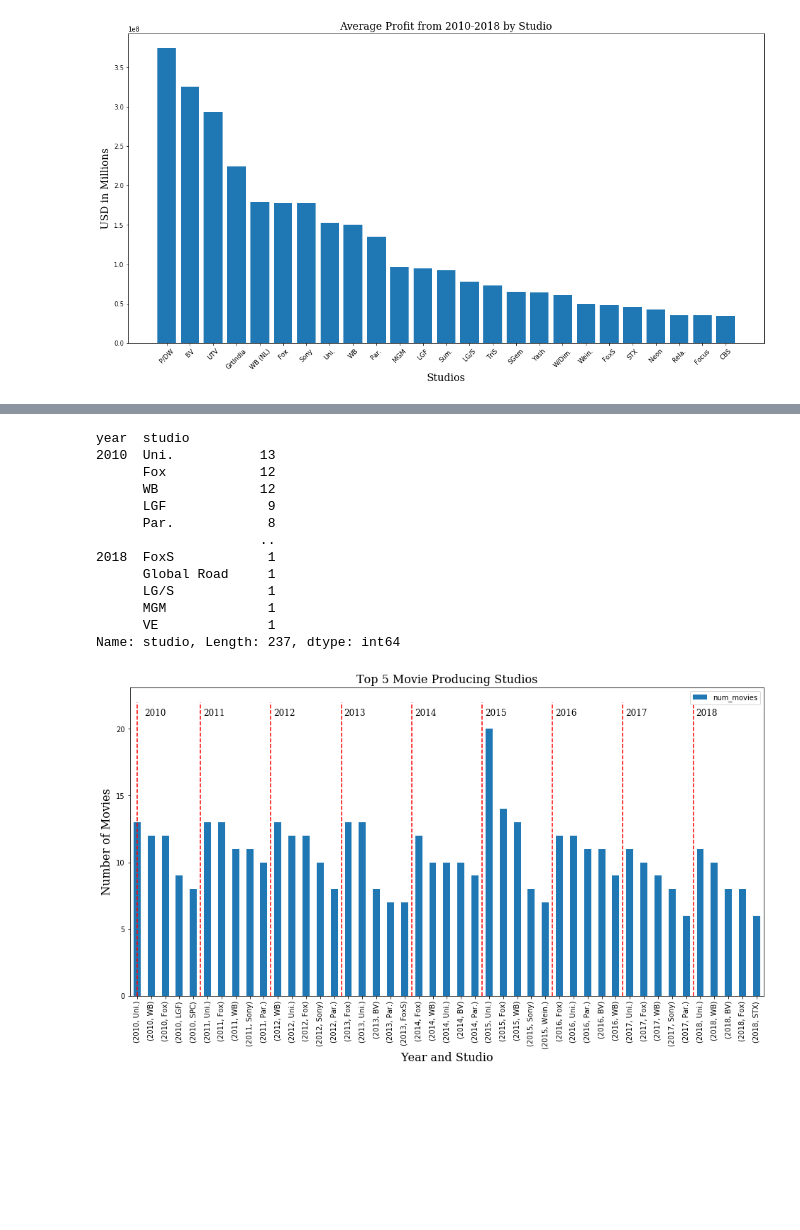
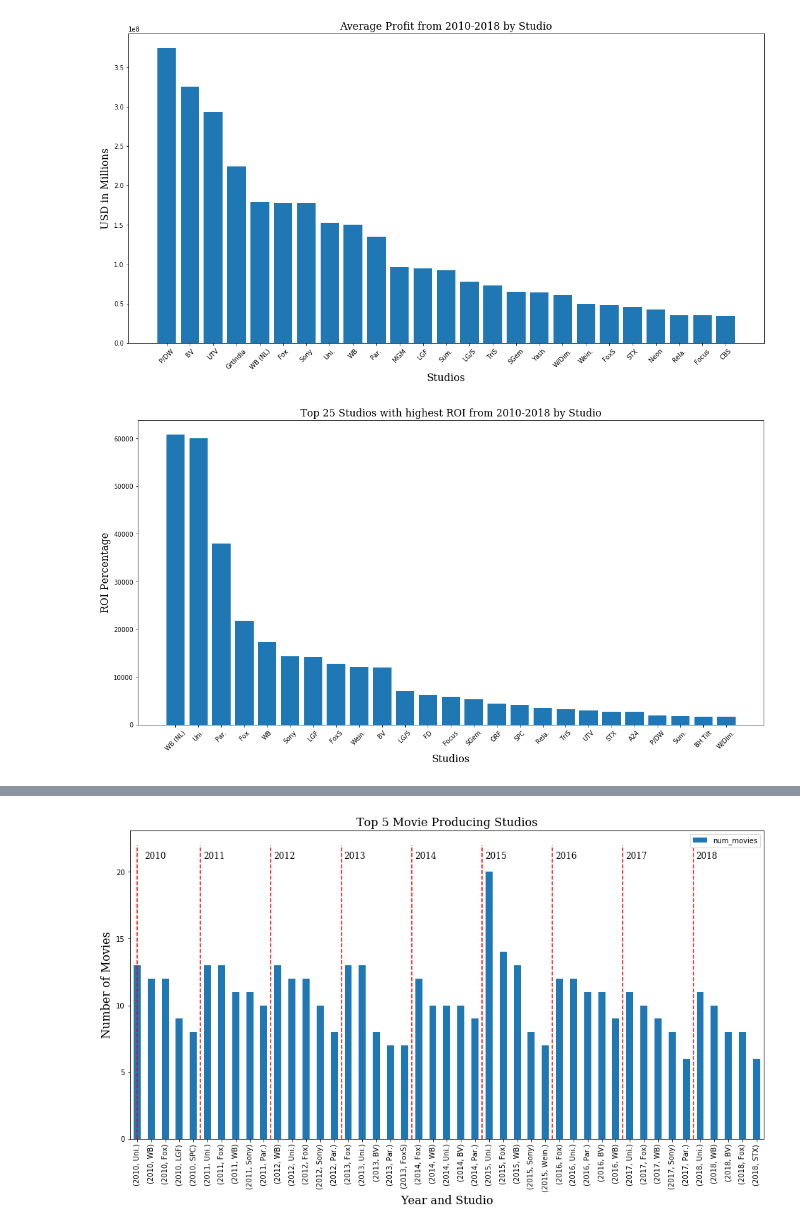
Before and after one commit to dorjeys3/Movies-Analysis, a Jupyter notebook: TMDB and BOM.ipynb, the cells around one changed output, grey strips where cells are left out. Drawn from its saved outputs; the diff is of its cells as text; code cells hidden in the pictures; blank space fills up the shorter version.

```diff
--- a/TMDB and BOM.ipynb
+++ b/TMDB and BOM.ipynb
@@ -355,6 +356,21 @@ plt.xticks(rotation=45);
 plt.savefig('images/avg_total_profit_2010_2018.png', bbox_inches = "tight");
 # %% [output]
 [figure]
+# %%
+studio_df=df.groupby("studio")["roi_percentage", "total_gross","total_profit"].sum().sort_values(by="roi_percentage", ascending = False)[:25]
+fig, ax = plt.subplots(figsize = (18,9))
+
+x= studio_df.index
+y= studio_df["roi_percentage"]
+ax.bar(x,y, linewidth=1)
+ax.set_title("Top 25 Studios with highest ROI from 2010-2018 by Studio", fontdict=font)
+ax.set_ylabel("ROI Percentage", fontdict=font )
+ax.set_xlabel("Studios", fontdict=font)
+plt.xticks(rotation=45);
+#plt.ticklabel_format(style='plain', axis='y')
+plt.savefig('images/roi_2010_2018.png', bbox_inches = "tight");
+# %% [output]
+[figure, added]
 # %%
 #df.set_index("title")
 df.head(2)
@@ -362,19 +378,3 @@ df.head(2)
 |  | title | studio | domestic_gross | foreign_gross | year | original_language | popularity | release_date | ... |
 | 0 | Toy Story 3 | BV | 415000000.0 | 652000000.0 | 2010 | en | 24.445 | 2010-06-17 | ... |
 | 1 | Inception | WB | 292600000.0 | 535700000.0 | 2010 | en | 27.920 | 2010-07-16 | ... |
-# %%
-df.groupby(["year"])["studio"].value_counts(ascending = False)
-# %% [output]
-year  studio
-2010  Uni.           13
-      Fox            12
-      WB             12
-      LGF             9
-      Par.            8
-                     ..
-2018  FoxS            1
-      Global Road     1
-      LG/S            1
-      MGM             1
-      VE              1
-Name: studio, Length: 237, dtype: int64
```
Also changed, not shown: parts of 55 cells of this notebook, 5 other files.
